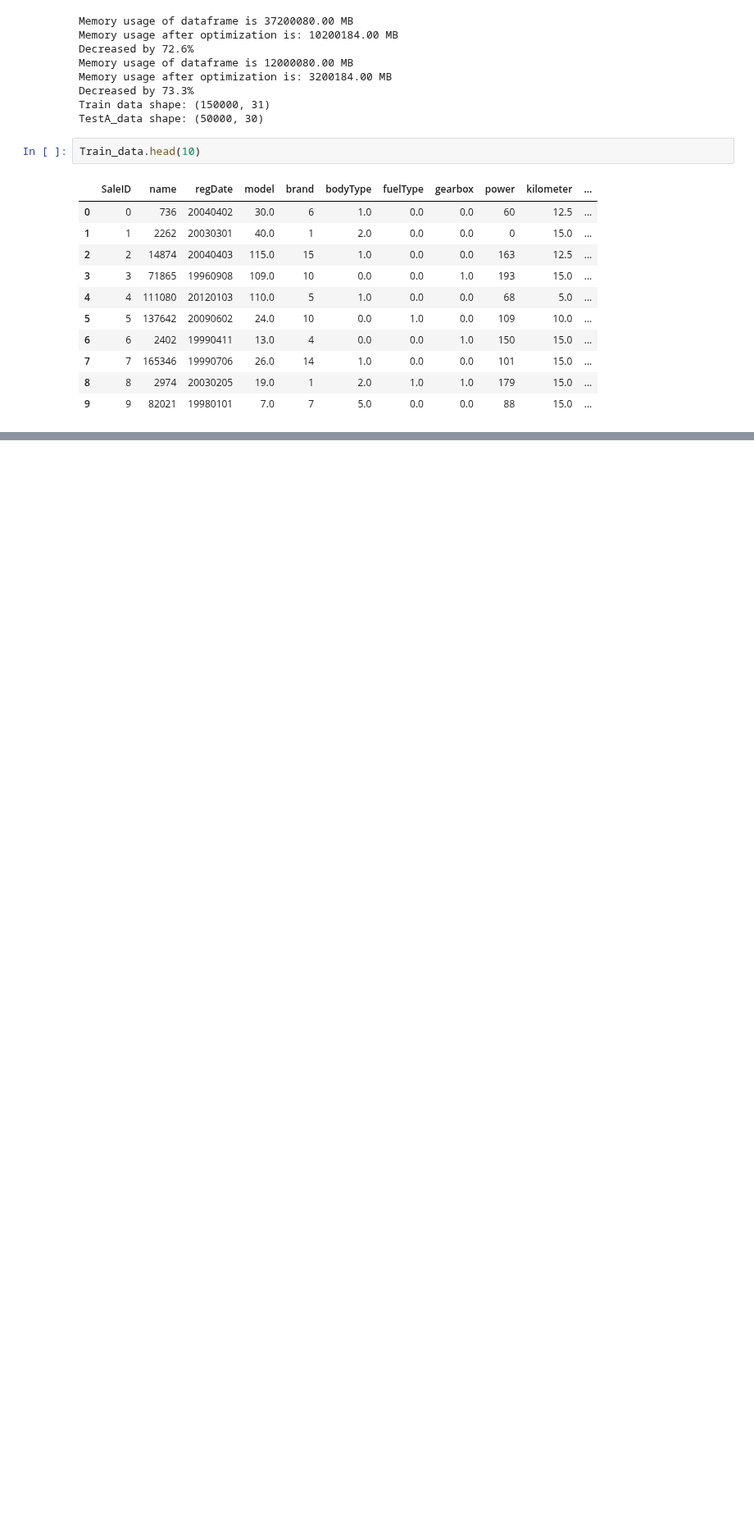
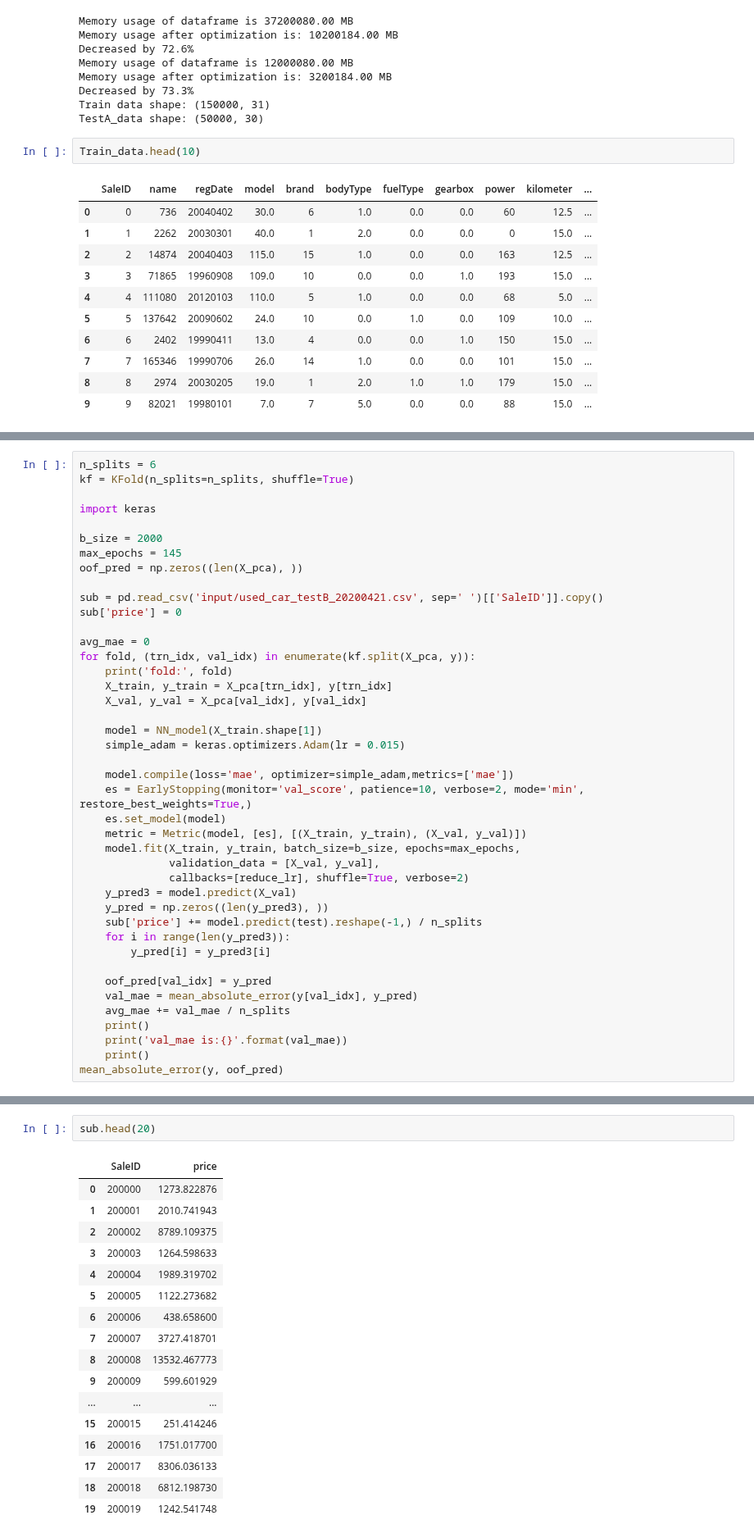
Before and after one commit to michaelzhouy/Competition, a Jupyter notebook: TIANCHI/Second-hand Car Prices/mlp.ipynb, the cells around one changed output, grey strips where cells are left out. Shown at 82% size. Drawn from its saved outputs; the diff is of its cells as text; blank space fills up the shorter version.

```diff
--- a/TIANCHI/Second-hand Car Prices/mlp.ipynb
+++ b/TIANCHI/Second-hand Car Prices/mlp.ipynb
@@ -200,0 +588,42 @@ concat_data = concat_data.fillna(concat_data.mode())
+# %%
+n_splits = 6
+kf = KFold(n_splits=n_splits, shuffle=True)
+
+import keras
+
+b_size = 2000
+max_epochs = 145
+oof_pred = np.zeros((len(X_pca), ))
+
+sub = pd.read_csv('input/used_car_testB_20200421.csv', sep=' ')[['SaleID']].copy()
+sub['price'] = 0
+
+avg_mae = 0
+for fold, (trn_idx, val_idx) in enumerate(kf.split(X_pca, y)):
+    print('fold:', fold)
+    X_train, y_train = X_pca[trn_idx], y[trn_idx]
+    X_val, y_val = X_pca[val_idx], y[val_idx]
+
+    model = NN_model(X_train.shape[1])
+    simple_adam = keras.optimizers.Adam(lr = 0.015)
+
+    model.compile(loss='mae', optimizer=simple_adam,metrics=['mae'])
+    es = EarlyStopping(monitor='val_score', patience=10, verbose=2, mode='min', restore_best_weights=True,)
+    es.set_model(model)
+    metric = Metric(model, [es], [(X_train, y_train), (X_val, y_val)])
+    model.fit(X_train, y_train, batch_size=b_size, epochs=max_epochs,
+              validation_data = [X_val, y_val],
+              callbacks=[reduce_lr], shuffle=True, verbose=2)
+    y_pred3 = model.predict(X_val)
+    y_pred = np.zeros((len(y_pred3), ))
+    sub['price'] += model.predict(test).reshape(-1,) / n_splits
+    for i in range(len(y_pred3)):
+        y_pred[i] = y_pred3[i]
+
+    oof_pred[val_idx] = y_pred
+    val_mae = mean_absolute_error(y[val_idx], y_pred)
+    avg_mae += val_mae / n_splits
+    print()
+    print('val_mae is:{}'.format(val_mae))
+    print()
+mean_absolute_error(y, oof_pred)
@@ -200,0 +651,20 @@ concat_data = concat_data.fillna(concat_data.mode())
+# %%
+sub.head(20)
+# %% [output]
+|  | SaleID | price |
+| 0 | 200000 | 1273.822876 |
+| 1 | 200001 | 2010.741943 |
+| 2 | 200002 | 8789.109375 |
+| 3 | 200003 | 1264.598633 |
+| 4 | 200004 | 1989.319702 |
+| 5 | 200005 | 1122.273682 |
+| 6 | 200006 | 438.658600 |
+| 7 | 200007 | 3727.418701 |
+| 8 | 200008 | 13532.467773 |
+| 9 | 200009 | 599.601929 |
+| ... | ... | ... |
+| 15 | 200015 | 251.414246 |
+| 16 | 200016 | 1751.017700 |
+| 17 | 200017 | 8306.036133 |
+| 18 | 200018 | 6812.198730 |
+| 19 | 200019 | 1242.541748 |
```
Also changed, not shown: parts of 33 cells of this notebook.
